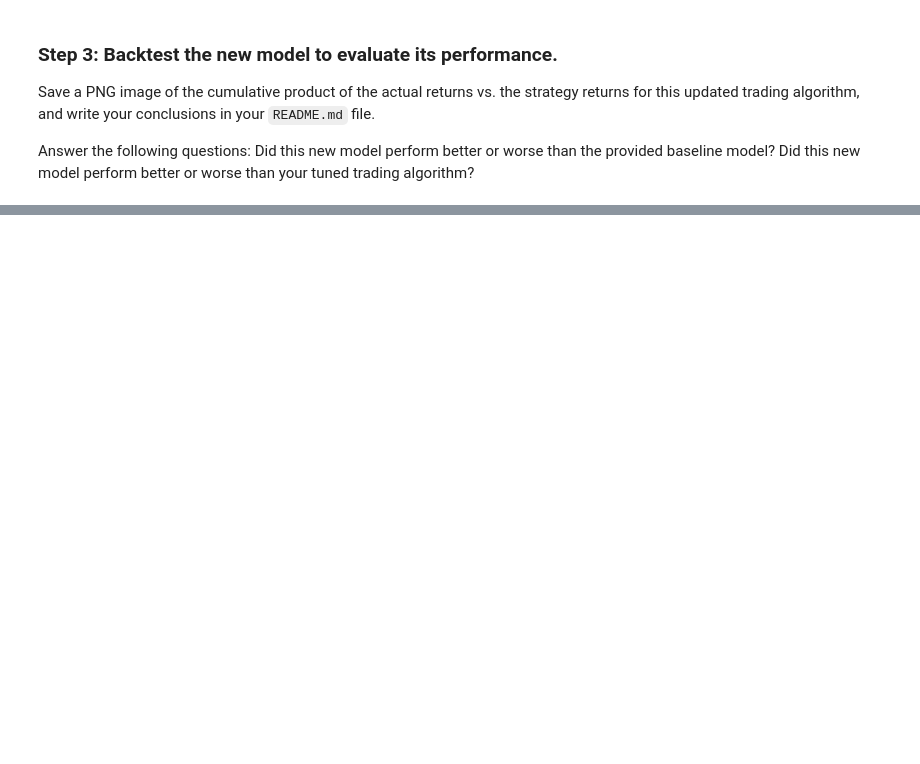
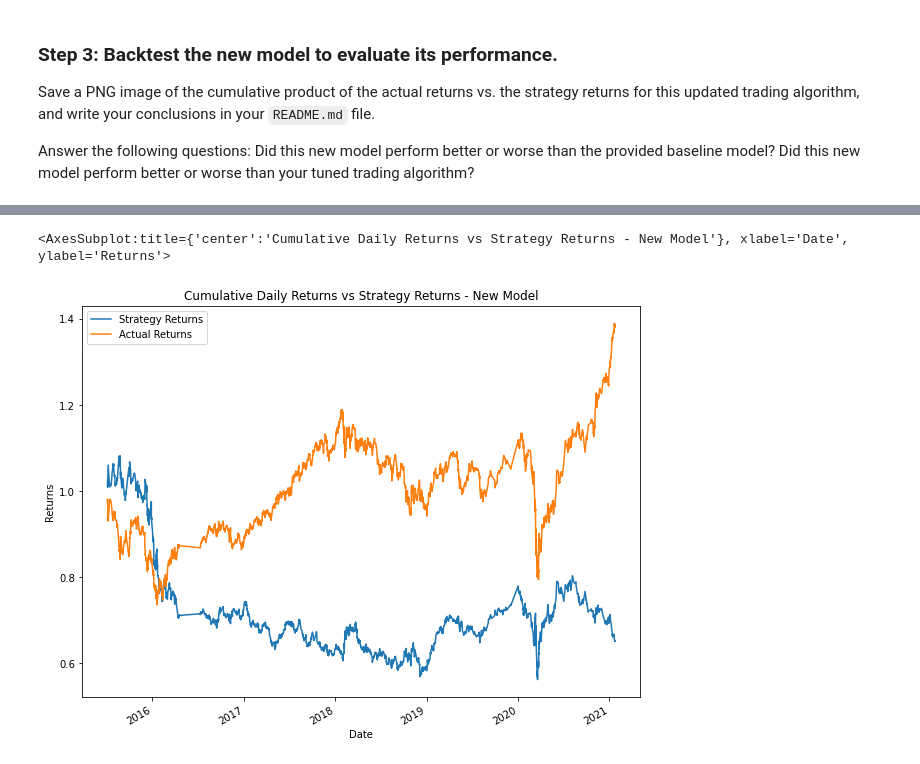
Before and after one commit to MajidKouki/c12-machine-learning-trade-bot, a Jupyter notebook: machine_learning_trade_bot.ipynb, the cells around one changed output, grey strips where cells are left out. Saved outputs shown, nothing was run; the diff lists cells and outputs as text; code cells hidden in the pictures; blank space fills up the shorter version.

Commit message:
Added new model.

```diff
--- a/machine_learning_trade_bot.ipynb
+++ b/machine_learning_trade_bot.ipynb
@@ -393,9 +353,12 @@ In this section, you’ll use the original parameters that the starter code prov
+# %%
+# Initiate the model instance
+model = AdaBoostClassifier()
 # %%
 # Fit the model using the training data
-model = # YOUR CODE HERE
+model = model.fit(X_train_scaled, y_train)
 
-# Use the testing dataset to generate the predictions for the new model
-pred = # YOUR CODE HERE
+# Use the testing dataset to generate the predictions
+pred = model.predict(X_test_scaled)
 
-# Review the model's predicted values
-# YOUR CODE HERE
+# Review the predicted values
+pred
@@ -416,17 +390,15 @@ Did this new model perform better or worse than your tuned trading algorithm?
 # %%
-# Create a new empty predictions DataFrame.
+# Create a predictions dataframe
+ada_pred_df = pd.DataFrame(index=X_test.index)
 
-# Create a predictions DataFrame
-# YOUR CODE HERE
+# Add the new model predictions to the dataframe
+ada_pred_df['Predicted'] = pred
 
-# Add the SVM model predictions to the DataFrame
-# YOUR CODE HERE
+# Add the actual returns to the dataframe
+ada_pred_df['Actual Returns'] = signals_df["Actual Returns"]
 
-# Add the actual returns to the DataFrame
-# YOUR CODE HERE
+# Add the strategy returns to the dataframe
+ada_pred_df['Strategy Returns'] = signals_df["Strategy Returns"]
 
-# Add the strategy returns to the DataFrame
-# YOUR CODE HERE
-
-# Review the DataFrame
-# YOUR CODE HERE
+# Review the dataframe
+ada_pred_df
@@ -435,0 +420,11 @@ Did this new model perform better or worse than your tuned trading algorithm?
+# %%
+# Plot cumulative Actual Returns & Strategy Returns
+(1 + ada_pred_df[["Strategy Returns", "Actual Returns"]]).cumprod().plot(
+    title="Cumulative Daily Returns vs Strategy Returns - New Model",
+    figsize=(10, 8),
+    xlabel="Date",
+    ylabel="Returns"
+)
+# %% [output]
+<AxesSubplot:title={'center':'Cumulative Daily Returns vs Strategy Returns - New Model'}, xlabel='Date', ylabel='Returns'>
+[figure, added]
```
Also changed, not shown: parts of 16 cells of this notebook.
